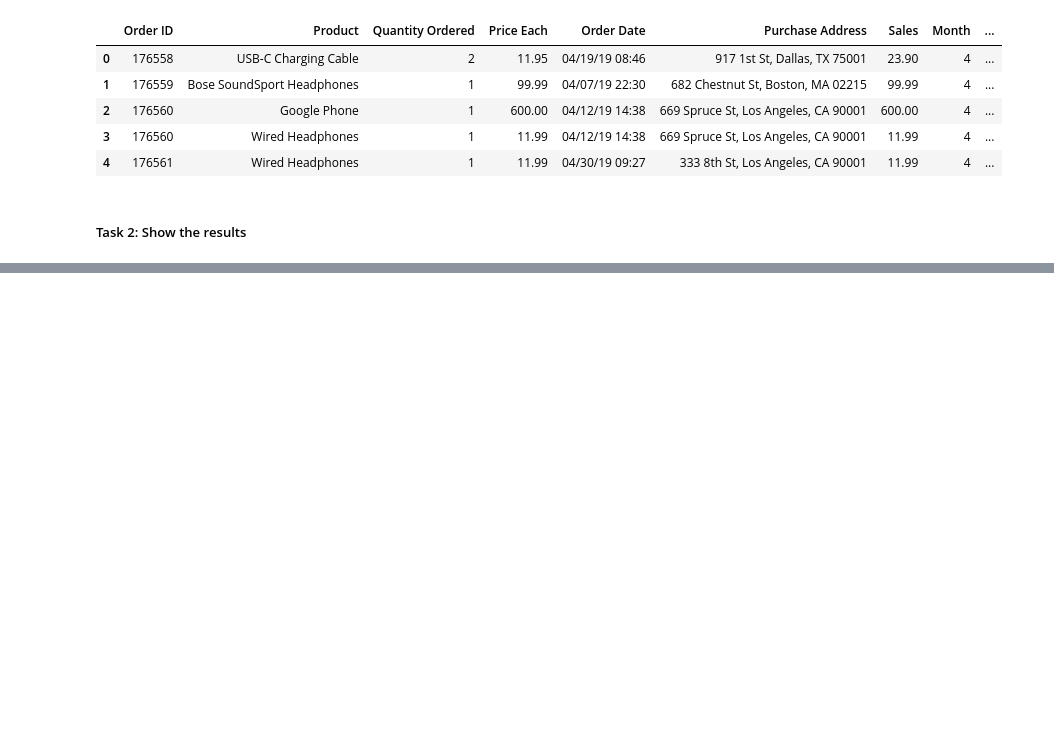
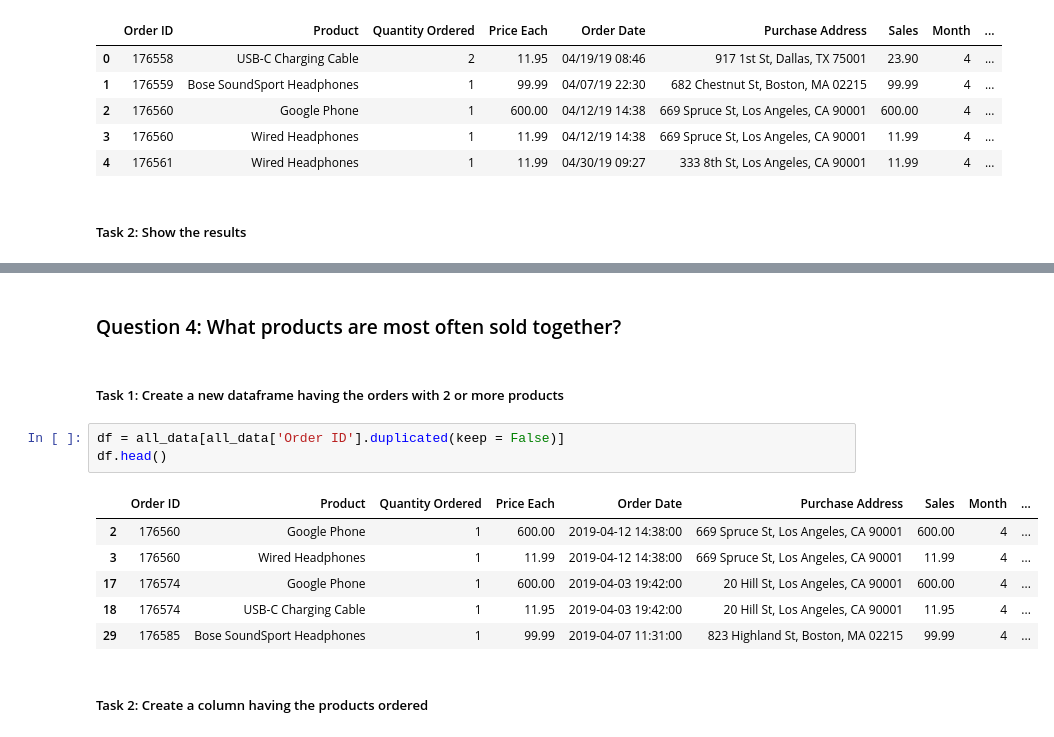
Before and after one commit to iago159/sales_analysis, a Jupyter notebook: Sales Analysis.ipynb, the cells around one changed output, grey strips where cells are left out. Saved outputs shown, nothing was run; the diff lists cells and outputs as text; blank space fills up the shorter version.

```diff
--- a/Sales Analysis.ipynb
+++ b/Sales Analysis.ipynb
@@ -149,0 +177,16 @@ plt.show()
+# %% [markdown]
+###  Question 4: What products are most often sold together?
+# %% [markdown]
+##### Task 1: Create a new dataframe having the orders with 2 or more products
+# %%
+df = all_data[all_data['Order ID'].duplicated(keep = False)]
+df.head()
+# %% [output]
+|  | Order ID | Product | Quantity Ordered | Price Each | Order Date | Purchase Address | Sales | Month | ... |
+| 2 | 176560 | Google Phone | 1 | 600.00 | 2019-04-12 14:38:00 | 669 Spruce St, Los Angeles, CA 90001 | 600.00 | 4 | ... |
+| 3 | 176560 | Wired Headphones | 1 | 11.99 | 2019-04-12 14:38:00 | 669 Spruce St, Los Angeles, CA 90001 | 11.99 | 4 | ... |
+| 17 | 176574 | Google Phone | 1 | 600.00 | 2019-04-03 19:42:00 | 20 Hill St, Los Angeles, CA 90001 | 600.00 | 4 | ... |
+| 18 | 176574 | USB-C Charging Cable | 1 | 11.95 | 2019-04-03 19:42:00 | 20 Hill St, Los Angeles, CA 90001 | 11.95 | 4 | ... |
+| 29 | 176585 | Bose SoundSport Headphones | 1 | 99.99 | 2019-04-07 11:31:00 | 823 Highland St, Boston, MA 02215 | 99.99 | 4 | ... |
+# %% [markdown]
+##### Task 2: Create a column having the products ordered
```
Also changed, not shown: parts of 22 cells of this notebook.
